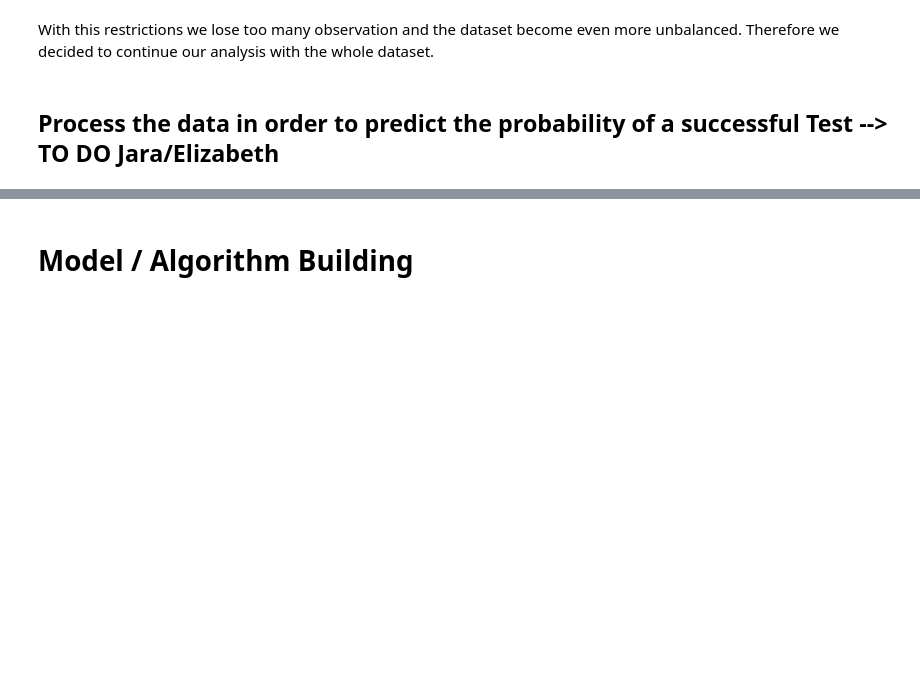
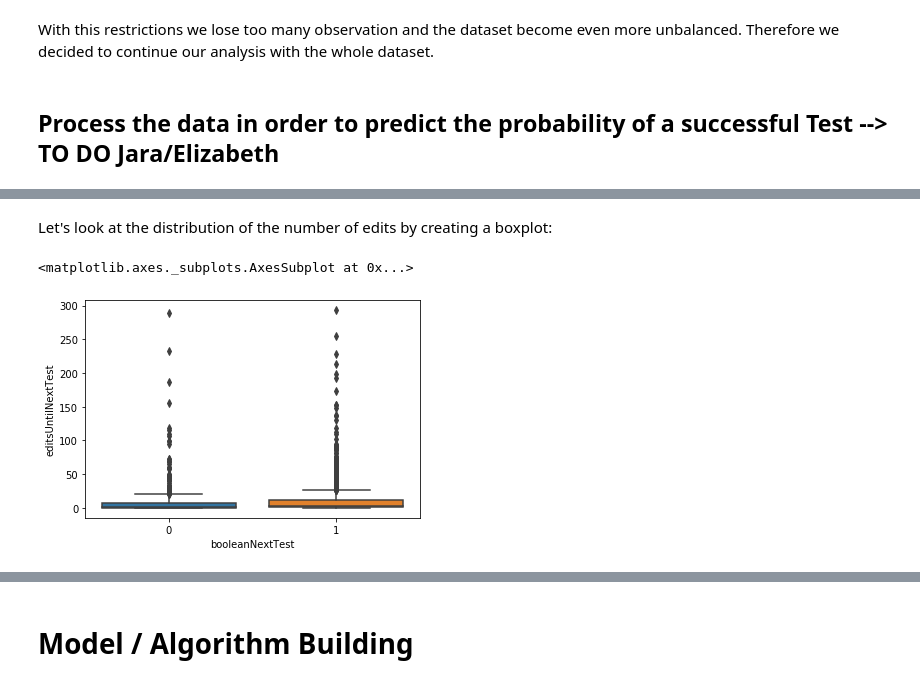
Before and after one commit to sesi200/bigdataanalytics-project, a Jupyter notebook: analysis/Report.ipynb, the cells around one changed output, grey strips where cells are left out. Cells and saved outputs as stored; diff of their text form; code cells hidden in the pictures; blank space fills up the shorter version.

```diff
--- a/analysis/Report.ipynb
+++ b/analysis/Report.ipynb
@@ -576,0 +535,7 @@ df.groupby(['editsUntilNextTest','booleanNextTest']).size().unstack().plot(kind=
+# %% [markdown]
+Let's look at the distribution of the number of edits by creating a boxplot:
+# %%
+sns.boxplot(x=df_edits_tests["booleanNextTest"], y=df_edits_tests["editsUntilNextTest"])
+# %% [output]
+<matplotlib.axes._subplots.AxesSubplot at 0x...>
+[figure, added]
```
Also changed, not shown: parts of 34 cells of this notebook.
